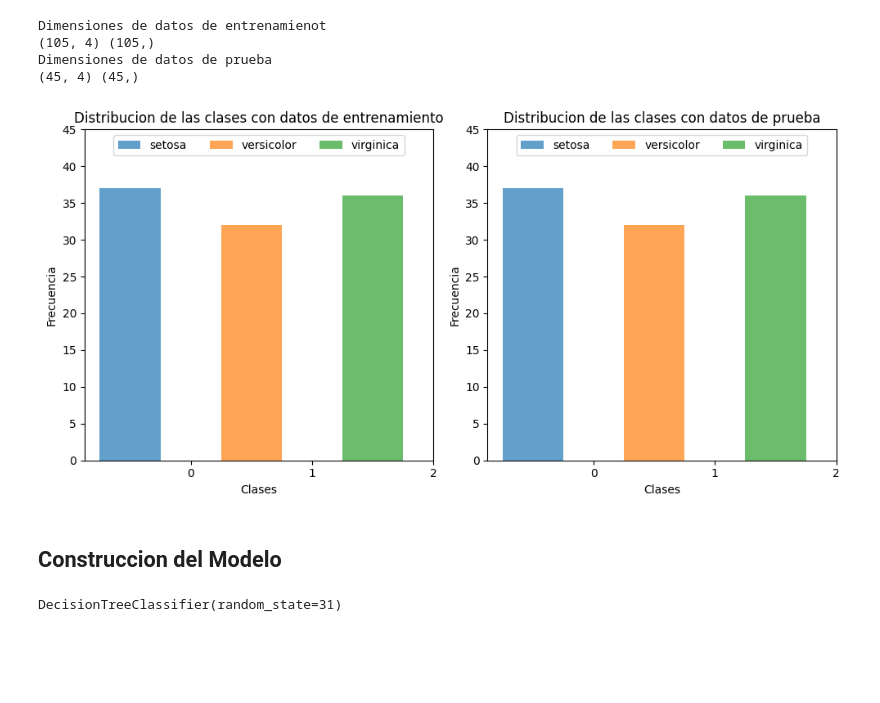
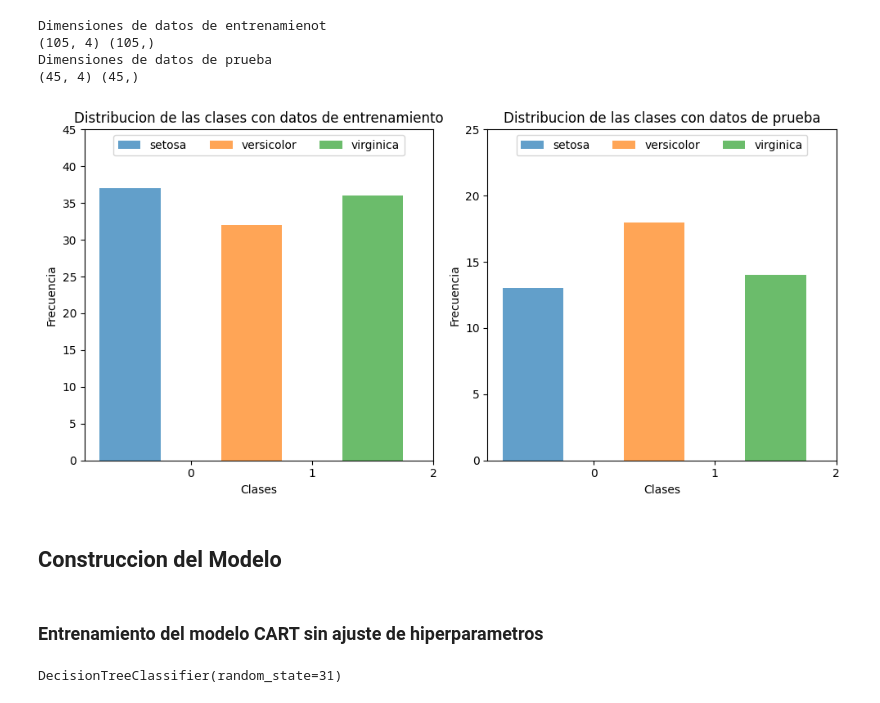
Before and after one commit to Lons0G/Decision-Tree, a Jupyter notebook: Decision_Tree.ipynb, the cells around one changed output. Drawn from its saved outputs; the diff is of its cells as text; code cells hidden in the pictures; blank space fills up the shorter version.

```diff
--- a/Decision_Tree.ipynb
+++ b/Decision_Tree.ipynb
@@ -161,15 +161,17 @@ Explicar porque no se realizara una limpieza de los datos
 #Encode target labels with value between 0 and n_classes-1.
 
 # Transformacion de la columan target a formato numerico (justificar)
+df_iris_le = df_iris.copy()
+
 le = LabelEncoder()
 
-df_iris['target'].unique()
-df_iris['target'] = le.fit_transform(df_iris['target'])
-df_iris['target'].unique()
+df_iris_le['target'].unique()
+df_iris_le['target'] = le.fit_transform(df_iris['target'])
+df_iris_le['target'].unique()
 # %% [output]
 array([0, 1, 2])
 # %%
-x_data = df_iris.iloc[:, :4]
+x_data = df_iris_le.iloc[:, :4]
 x_data
 # %% [output]
 |  | sepal_length | sepal_width | petal_length | petal_width |
@@ -186,7 +188,7 @@ x_data
 | 149 | 5.9 | 3.0 | 5.1 | 1.8 |
 150 rows × 4 columns
 # %%
-y_data = df_iris.iloc[:, -1]
+y_data = df_iris_le.iloc[:, -1]
 y_data
 # %% [output]
 0      0
@@ -218,40 +220,42 @@ Dimensiones de datos de prueba
 colors = ['tab:blue', 'tab:orange', 'tab:green']  # Lista de colores para cada barra
 plt.figure(figsize=(10, 5))
 labels = ['setosa', 'versicolor', 'virginica']
 
 plt.subplot(1, 2, 1)
 #plt.hist(x = y_train)
 counts, bins = np.histogram(y_train, bins=[-0.5, 0.5, 1.5, 2.5])
 for count, x, color, label in zip(counts, bins[:-1], colors, labels):
     plt.bar(x, count, width=0.5, color=color, align='center', alpha=0.7, label=label)
 plt.title('Distribucion de las clases con datos de entrenamiento')
 plt.xlabel('Clases')
 plt.ylabel('Frecuencia')
 plt.xticks([0, 1, 2])
 plt.yticks(np.arange(0, (max(counts) + 1) + 10, 5))
 plt.legend(loc='upper center', bbox_to_anchor=(0.5, 1), ncol=3)
 
 plt.subplot(1, 2, 2)
 #plt.hist(x = y_test)
-counts, bins = np.histogram(y_train, bins=[-0.5, 0.5, 1.5, 2.5])
+counts, bins = np.histogram(y_test, bins=[-0.5, 0.5, 1.5, 2.5])
 for count, x, color, label in zip(counts, bins[:-1], colors, labels):
     plt.bar(x, count, width=0.5, color=color, align='center', alpha=0.7, label=label)
 plt.title('Distribucion de las clases con datos de prueba')
 plt.xlabel('Clases')
 plt.ylabel('Frecuencia')
 plt.xticks([0, 1, 2])
 plt.yticks(np.arange(0, (max(counts) + 1) + 10, 5))
 plt.legend(loc='upper center', bbox_to_anchor=(0.5, 1), ncol=3)
 
 plt.tight_layout()
 plt.show()
 # %% [output]
-[figure, old version]
+[figure, new version]
 # %% [markdown]
 ## Construccion del Modelo
 # %%
 ## Construccion del modelo con scikit-learn
 clf = DecisionTreeClassifier(random_state = 31)
+# %% [markdown]
+### Entrenamiento del modelo CART sin ajuste de hiperparametros
 # %%
 ### entrenamiento del modelo sin validacion cruzada
 clf.fit(x_train, y_train)
```
Also changed, not shown: parts of 28 cells of this notebook, 1 other file.
